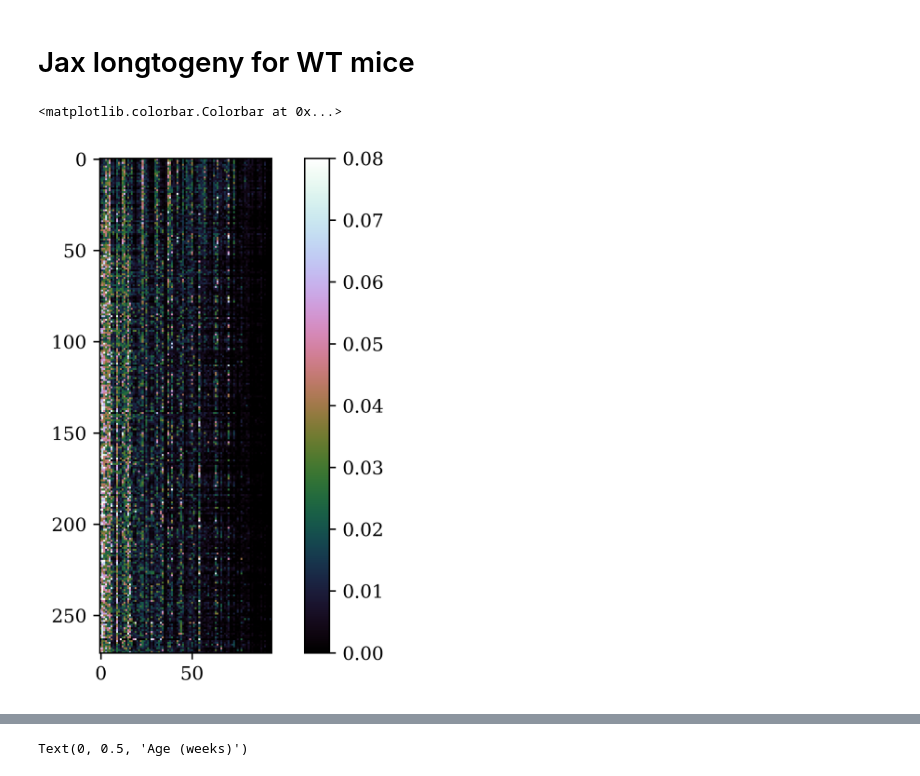
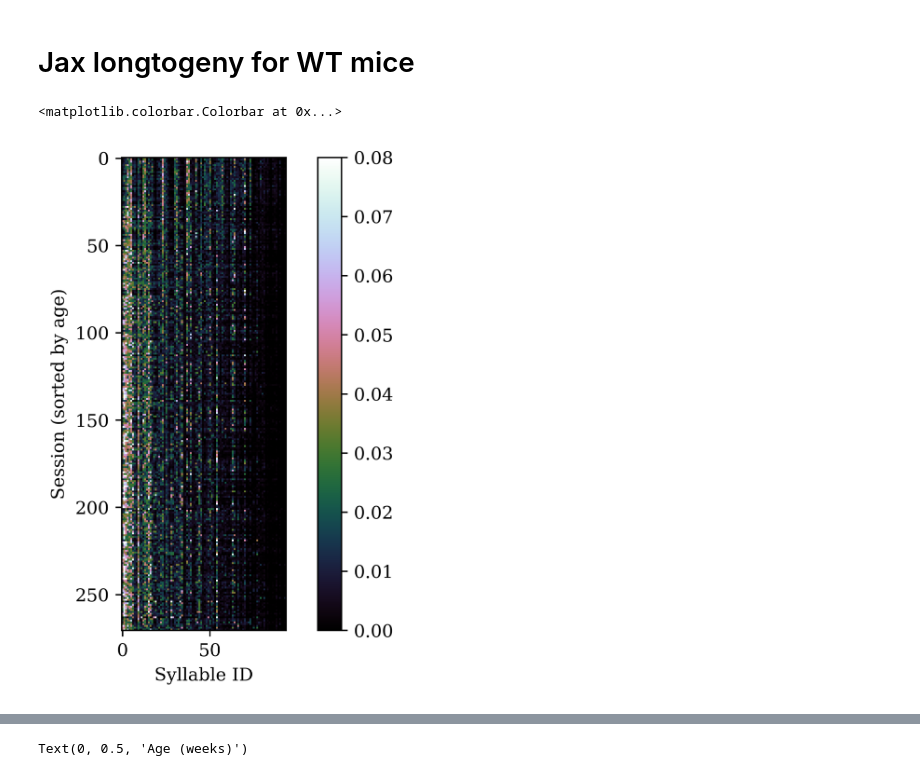
Before and after one commit to dattalab/ontogeny-of-behavior, a Jupyter notebook: notebooks/exploration/win/jax-data/2023-12-01-syllables-across-age-jax.ipynb, the cells around one changed output, grey strips where cells are left out. Saved outputs shown, nothing was run; the diff lists cells and outputs as text; code cells hidden in the pictures.

```diff
--- a/notebooks/exploration/win/jax-data/2023-12-01-syllables-across-age-jax.ipynb
+++ b/notebooks/exploration/win/jax-data/2023-12-01-syllables-across-age-jax.ipynb
@@ -19,8 +19,8 @@ def get_name(name):
 # %%
 def get_ont_map():
     df = pd.read_parquet(
-        # "/n/groups/datta/win/longtogeny/data/ontogeny/version_08/ontogeny_males_syllable_df_v00.parquet"
-        "/n/groups/datta/win/longtogeny/data/ontogeny/version_08/longtogeny_males_clean_v2.parquet"
+        "/n/groups/datta/win/longtogeny/data/ontogeny/version_08/ontogeny_males_syllable_df_v00.parquet"
+        # "/n/groups/datta/win/longtogeny/data/ontogeny/version_08/longtogeny_males_clean_v2.parquet"
     )
     _, umap = relabel_by_usage(df, return_map=True)
     return umap
@@ -56,10 +56,12 @@ usage_mtx = pd.pivot_table(
 ).sort_index(level=[0, 1])
 # %%
 plt.imshow(usage_mtx, cmap='cubehelix', vmax=0.08)
+plt.ylabel("Session (sorted by age)")
+plt.xlabel("Syllable ID")
 plt.colorbar()
 # %% [output]
 <matplotlib.colorbar.Colorbar at 0x...>
-[figure, old version]
+[figure, new version]
 # %%
 latents = PCA(n_components=2).fit_transform(usage_mtx)
 plt.scatter(*latents.T, c=age_index(usage_mtx), cmap='Blues')
```
Also changed, not shown: parts of 3 cells of this notebook, 19 other files.
